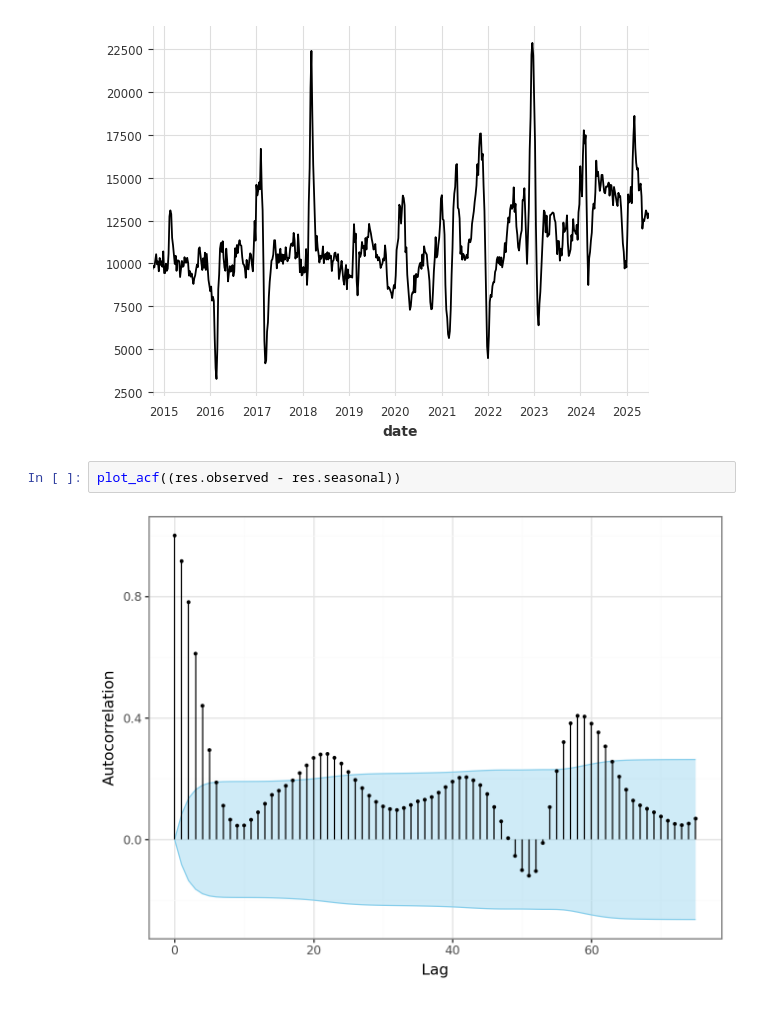
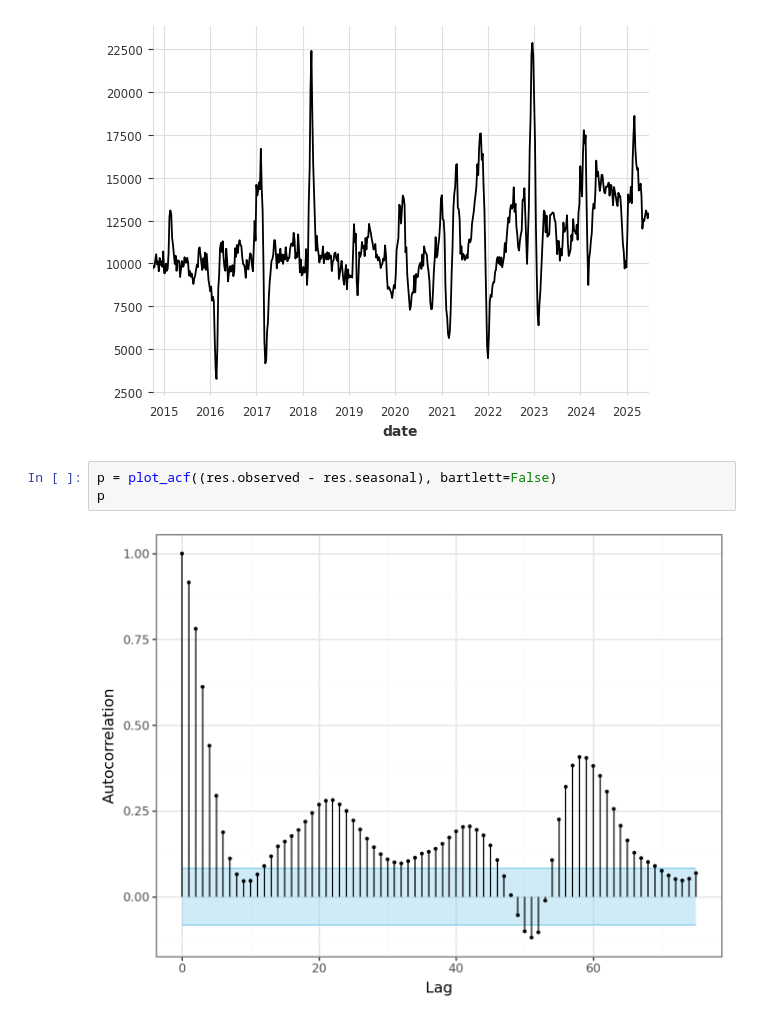
Before and after one commit to dwolffram/replication-sari-forecasting, a Jupyter notebook: code/autocorrelation.ipynb, the cells around one changed output. Cells and saved outputs as stored; diff of their text form.

```diff
--- a/code/autocorrelation.ipynb
+++ b/code/autocorrelation.ipynb
@@ -152,6 +140,7 @@ fig = res.plot()
 <Axes: xlabel='date'>
 [figure]
 # %%
-plot_acf((res.observed - res.seasonal))
+p = plot_acf((res.observed - res.seasonal), bartlett=False)
+p
 # %% [output]
-[figure, old version]
+[figure, new version]
```
Also changed, not shown: parts of 7 cells of this notebook, 35 other files.
